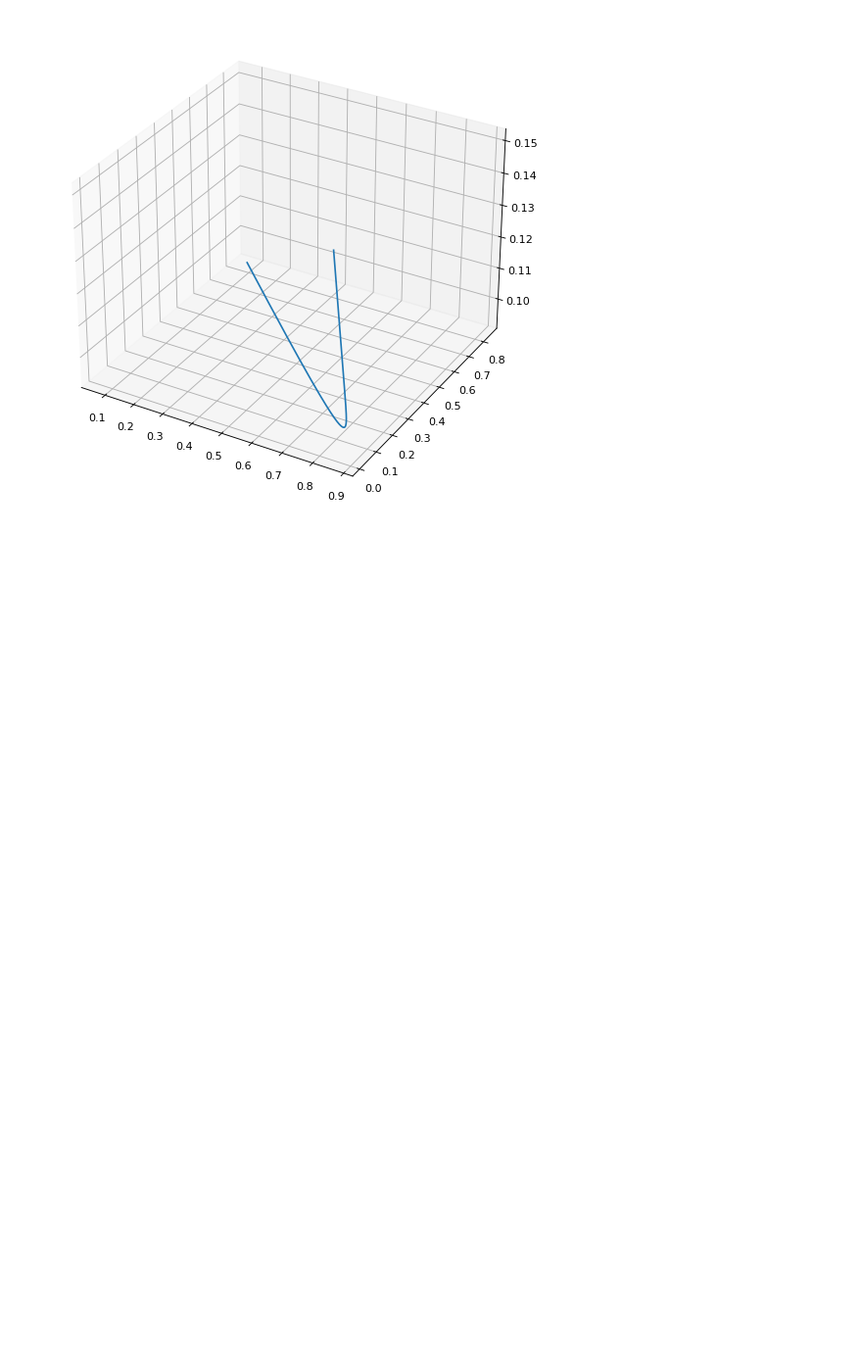
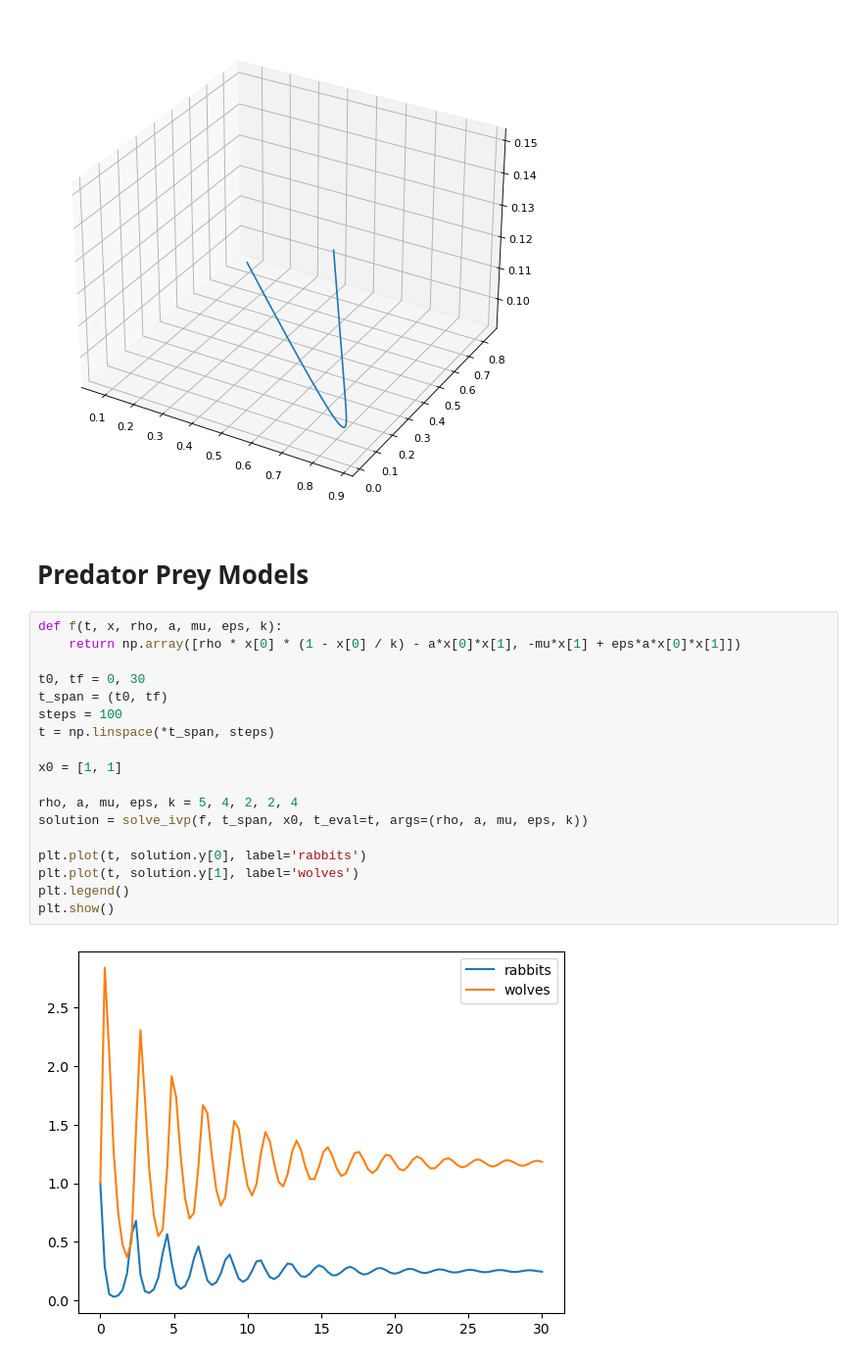
Before and after one commit to dylanskinner65/LaborEconomyDynamics, a Jupyter notebook: diff_eq_build.ipynb, the cells around one changed output. Shown at 98% size. Saved outputs shown, nothing was run; the diff lists cells and outputs as text; blank space fills up the shorter version.

Commit message:
begin section on predator prey

```diff
--- a/diff_eq_build.ipynb
+++ b/diff_eq_build.ipynb
@@ -309,3 +311,25 @@ ax.plot(solution.y[0,:]/sum_people, solution.y[1,:]/sum_people, solution.y[2,:]/
 plt.show()
 # %% [output]
 [figure]
+# %% [markdown]
+# Predator Prey Models
+# %%
+def f(t, x, rho, a, mu, eps, k):
+    return np.array([rho * x[0] * (1 - x[0] / k) - a*x[0]*x[1], -mu*x[1] + eps*a*x[0]*x[1]])
+
+t0, tf = 0, 30
+t_span = (t0, tf)
+steps = 100
+t = np.linspace(*t_span, steps)
+
+x0 = [1, 1]
+
+rho, a, mu, eps, k = 5, 4, 2, 2, 4
+solution = solve_ivp(f, t_span, x0, t_eval=t, args=(rho, a, mu, eps, k))
+
+plt.plot(t, solution.y[0], label='rabbits')
+plt.plot(t, solution.y[1], label='wolves')
+plt.legend()
+plt.show()
+# %% [output]
+[figure, added]
```
Also changed, not shown: parts of 2 cells of this notebook, 8 other files.
